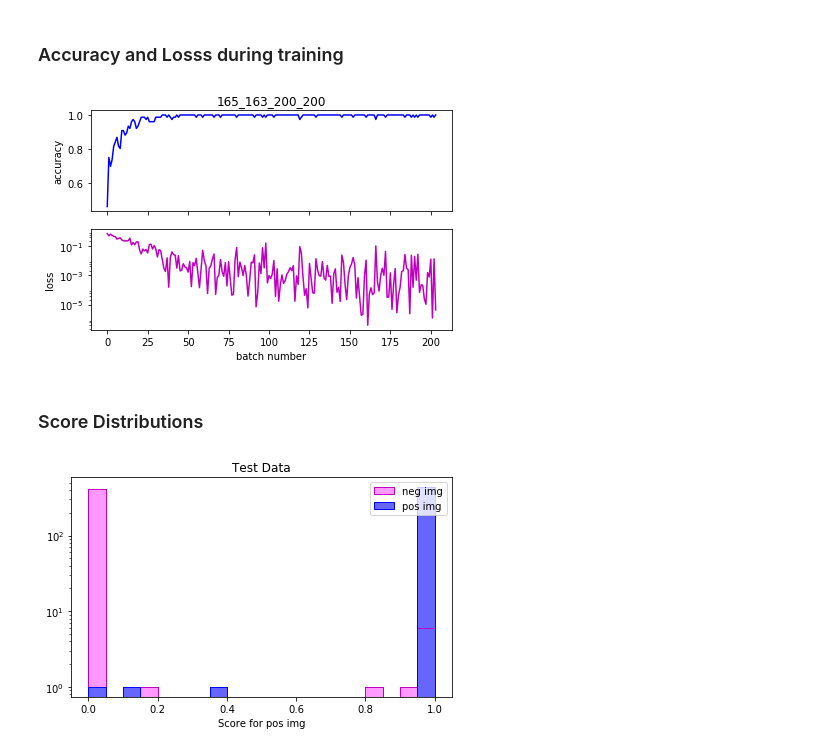
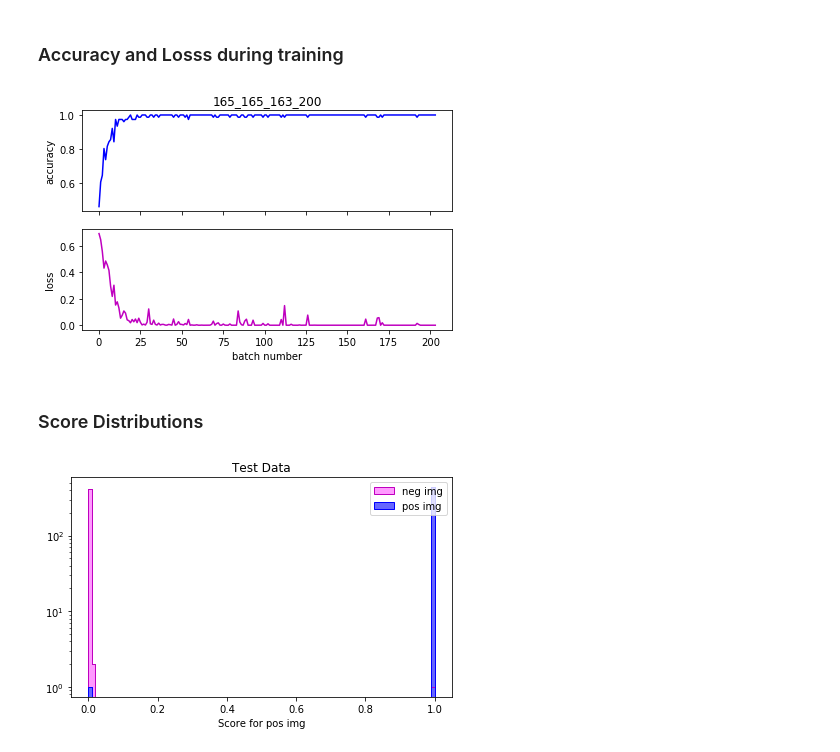
Before and after one commit to jamenne/WindingControl, a Jupyter notebook: WindingControlTraining.ipynb, the cells around one changed output. Saved outputs shown, nothing was run; the diff lists cells and outputs as text; code cells hidden in the pictures.

Commit message:
Trained new networks with same data and mean and stddev

```diff
--- a/WindingControlTraining.ipynb
+++ b/WindingControlTraining.ipynb
@@ -310,5 +310,5 @@ model.add(Dense(1, activation='sigmoid', kernel_initializer=RandomNormal(mean=0,
 # %%
-name='167_165_163_200_200'
+name='165_165_163_200'
 # %%
 model.summary()
 
@@ -386,26 +386,26 @@ np.savetxt(path_model + name + '_TrainingData.txt', np.transpose([history.accura
 # %%
 accuracy = np.array(history.accuracy)
 losses = np.array(history.losses)
 
 fig, ax = plt.subplots(2, sharex=True)
 
 every_item = 100
 
 ax[0].plot(accuracy[::every_item], color = 'b', marker='', ls='-')
 ax[1].plot(losses[::every_item], color = 'm', marker='', ls='-')
 
 ax[1].set_xlabel('batch number')
 ax[0].set_ylabel('accuracy')
 ax[1].set_ylabel('loss')
 
-ax[1].set_yscale('log')
+#ax[1].set_yscale('log')
 
 ax[0].set_title(name)
 
 plt.tight_layout()
-plt.savefig(path_data + '/LossAccLog::{}.png'.format(every_item))
+plt.savefig(path_data + '/LossAcc::{}.png'.format(every_item))
 # %% [output]
-[figure, old version]
+[figure, new version]
 # %% [markdown]
 ### Score Distributions
 # %%
@@ -435,7 +435,7 @@ score_neg = probs[label_pos == 0]
 # %%
 fig, ax = plt.subplots()
 
-binsize = 0.05
+binsize = 0.01
 bins = np.arange(0, 1 + binsize, binsize)
 
 ax.hist(score_neg, bins=bins, histtype='stepfilled', linewidth=1, edgecolor='m', color='#ff99ff', label='neg img')
@@ -454,7 +454,7 @@ plt.title('Test Data')
 plt.tight_layout()
 plt.savefig(path_data + 'ScoreDistributionOnTestData_{}.png'.format(binsize))
 # %% [output]
-[figure, old version]
+[figure, new version]
 # %%
 # positive images below 0.5
 img_pos = X_test_norm[label_pos == 1]
```
Also changed, not shown: parts of 6 cells of this notebook.
